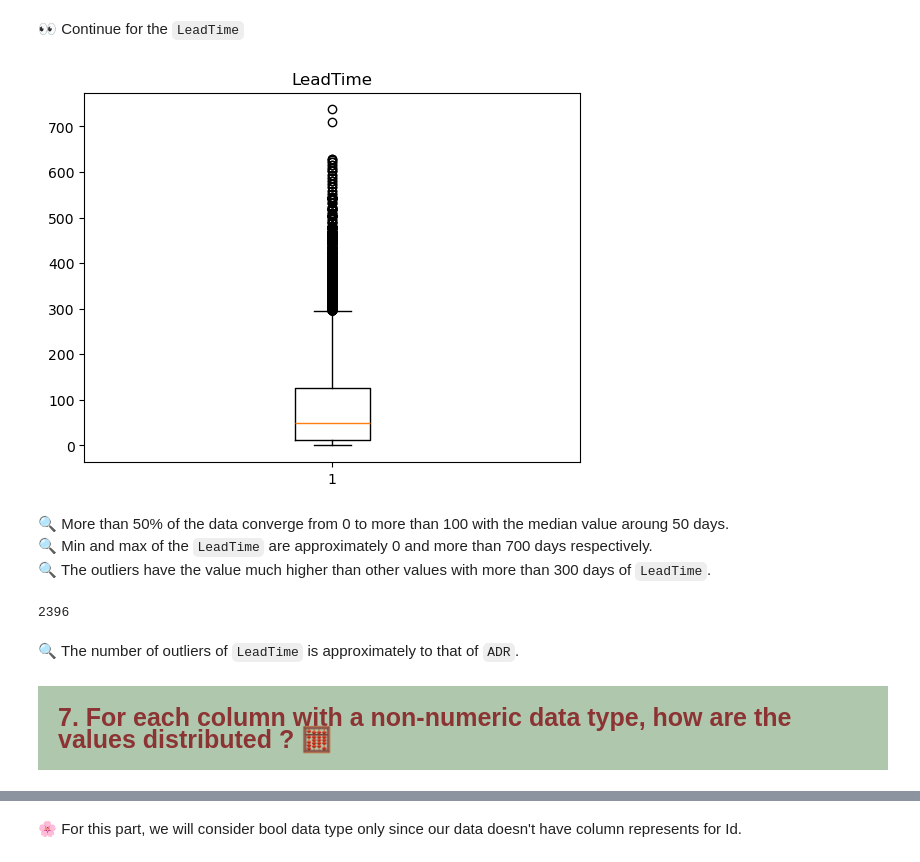
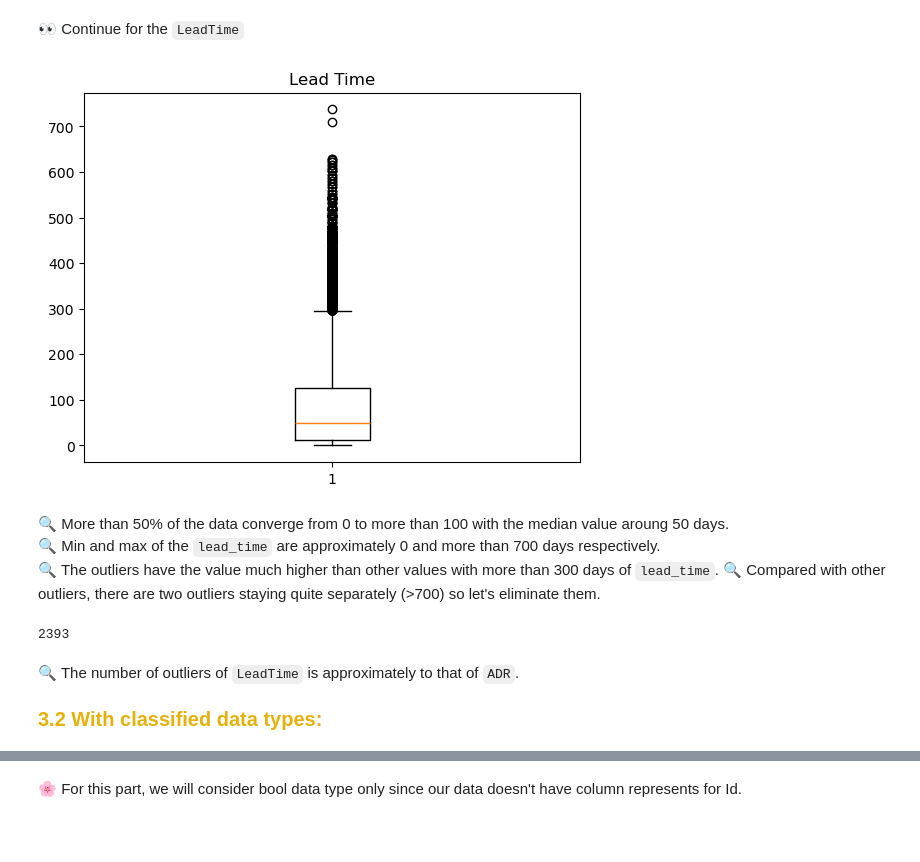
Before and after one commit to danghuynh-bit/LTKHDL_hotekbookingdemand, a Jupyter notebook: 02_Preprocessing.ipynb, the cells around one changed output, grey strips where cells are left out. Drawn from its saved outputs; the diff is of its cells as text; code cells hidden in the pictures; blank space fills up the shorter version.

```diff
--- a/02_Preprocessing.ipynb
+++ b/02_Preprocessing.ipynb
@@ -71,0 +124,8 @@ raw_df = raw_df.drop_duplicates()
+# %%
+# rename columns
+def new_name(name):
+    return ''.join(['_' + i.lower() if i.isupper() else i for i in name]).lstrip('_')
+
+
+raw_df.columns = [new_name(name) for name in raw_df.columns]
+raw_df.columns
@@ -178,15 +291,15 @@ dtype: object
 # %%
 # Convert to date-time
-raw_df['ReservationStatusDate'] = pd.to_datetime(raw_df['ReservationStatusDate'], format='%Y-%m-%d')
+raw_df['reservation_status_date'] = pd.to_datetime(raw_df['reservation_status_date'], format='%Y-%m-%d')
 
 # Convert to bool
-raw_df['IsCanceled'] = raw_df['IsCanceled'].astype(bool)
-raw_df['IsRepeatedGuest'] = raw_df['IsRepeatedGuest'].astype(bool)
+raw_df['is_canceled'] = raw_df['is_canceled'].astype(bool)
+raw_df['is_repeated_guest'] = raw_df['is_repeated_guest'].astype(bool)
 
 # Convert to int
-raw_df['Children'] = raw_df['Children'].astype('Int64')
+raw_df['children'] = raw_df['children'].astype('Int64')
 
 #Convert to string
-raw_df['Country'] = raw_df['Country'].replace(to_replace=np.nan, value='')
+raw_df['country'] = raw_df['country'].replace(to_replace=np.nan, value='')
 # %% [markdown]
 👀 After converting our data to their correct type, let's take a look again of the data types.
@@ -275,0 +422,3 @@ There's a outlier that has the value very high compared to other points so we wi
+# %%
+# remove 1 outlier
+raw_df = raw_df[raw_df['a_d_r'] < 5000]
@@ -283,3 +436,5 @@ Text(0.5, 0, 'ADR')
+# %%
+raw_df = raw_df[raw_df['a_d_r'] < 400]
 # %% [markdown]
 🔍 Based on the boxplot, 50% of the data converge around 100 points. There's a lot of outliers converge from 250 to 550 points. The value for min is approximately 0 and for max is approximately 250 (we don't consider outliers here).
 🔍 The median value is approximately 100 points.
@@ -327,12 +482,13 @@ plt.show()
 # %% [markdown]
 👀 Continue for the `LeadTime`
 # %%
-plt.boxplot(raw_df['LeadTime'])
-plt.title('LeadTime')
+plt.boxplot(raw_df['lead_time'])
+plt.title('Lead Time')
 plt.show()
 # %% [output]
-[figure, old version]
+[figure, new version]
 # %% [markdown]
 🔍  More than 50% of the data converge from 0 to more than 100 with the median value aroung 50 days.
-🔍  Min and max of the `LeadTime` are approximately 0 and more than 700 days respectively.
-🔍  The outliers have the value much higher than other values with more than 300 days of `LeadTime`.
+🔍  Min and max of the `lead_time` are approximately 0 and more than 700 days respectively.
+🔍  The outliers have the value much higher than other values with more than 300 days of `lead_time`.
+🔍  Compared with other outliers, there are two outliers staying quite separately (>700) so let's eliminate them.
@@ -339,10 +497,10 @@ plt.show()
 # %%
-count_outliers(raw_df['LeadTime'])
+count_outliers(raw_df['lead_time'])
 # %% [output]
-2396
+2393
 # %% [markdown]
 🔍  The number of outliers of `LeadTime` is approximately to that of `ADR`.
 # %% [markdown]
-<div style="text-align: left; font-family: 'Trebuchet MS', Arial, sans-serif; color: #8C3333; padding: 20px; font-size: 25px; font-weight: bold; border-radius: 0 0 0 0; background-color: #AFC8AD">
-  7. For each column with a non-numeric data type, how are the values distributed ? 🧮
+<div style="text-align: left; font-family: 'Trebuchet MS', Arial, sans-serif; color: #E7B10A; padding-left: 25px; font-size: 20px; font-weight: bold; border-radius: 0 0 0 0">
+  3.2 With classified data types:
 </div>
```
Also changed, not shown: parts of 85 cells of this notebook, 2 other files.
